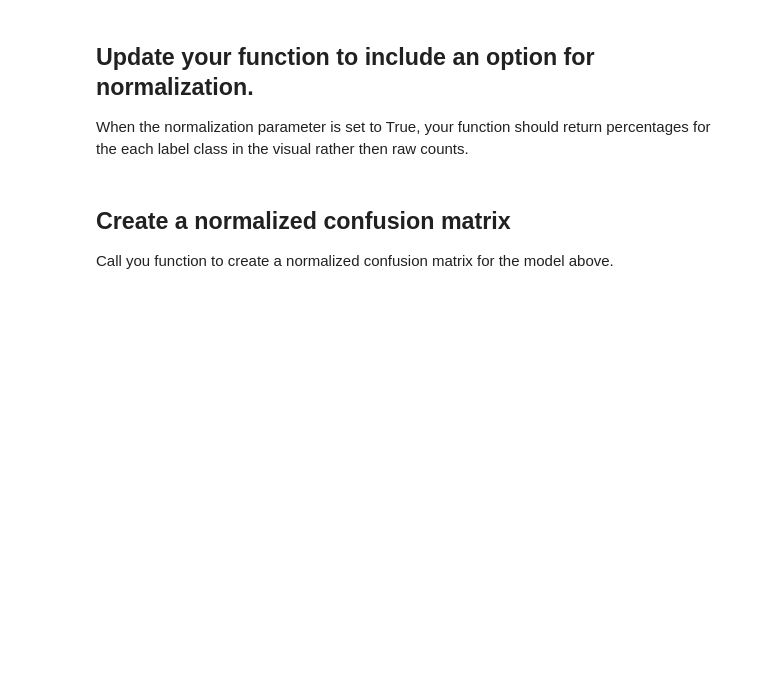
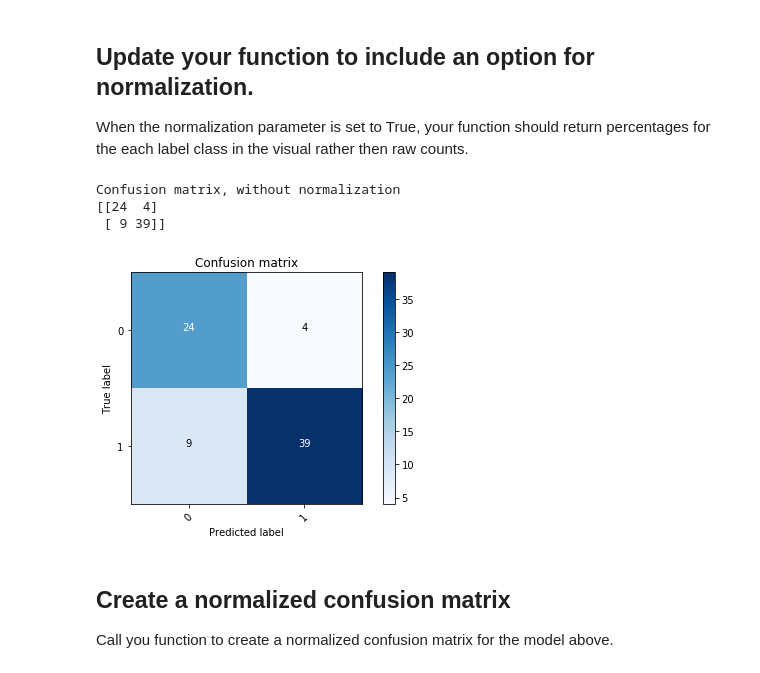
Before and after one commit to emmabernstein1/dsc-3-29-07-visualizing-confusion-matrices-lab-nyc-career-ds-102218, a Jupyter notebook: index.ipynb, the cells around one changed output. Saved outputs shown, nothing was run; the diff lists cells and outputs as text; code cells hidden in the pictures; blank space fills up the shorter version.

```diff
--- a/index.ipynb
+++ b/index.ipynb
@@ -189,33 +189,40 @@ def plot_confusion_matrix(cm, classes,
     else:
         print('Confusion matrix, without normalization')
 
     print(cm)
 
     plt.imshow(cm, interpolation='nearest', cmap=cmap)
     plt.title(title)
     plt.colorbar()
     tick_marks = np.arange(len(classes))
     plt.xticks(tick_marks, classes, rotation=45)
     plt.yticks(tick_marks, classes)
 
     fmt = '.2f' if normalize else 'd'
     thresh = cm.max() / 2.
     for i, j in itertools.product(range(cm.shape[0]), range(cm.shape[1])):
         plt.text(j, i, format(cm[i, j], fmt),
                  horizontalalignment="center",
                  color="white" if cm[i, j] > thresh else "black")
 
     plt.tight_layout()
     plt.ylabel('True label')
     plt.xlabel('Predicted label')
     #Other code should be equivalent to your previous function
 
     #Print the confusion matrix (optional)
     #Create the basic matrix.
     #Add title and Axis Labels
     #Add appropriate Axis Scales
     #Add Labels to Each Cell
     #Add a Side Bar Legend Showing Colors
+
+plot_confusion_matrix(cnf_matrix, set(y))
+# %% [output]
+Confusion matrix, without normalization
+[[24  4]
+ [ 9 39]]
+[figure, added]
 # %% [markdown]
 ## Create a normalized confusion matrix
 Call you function to create a normalized confusion matrix for the model above.
```
